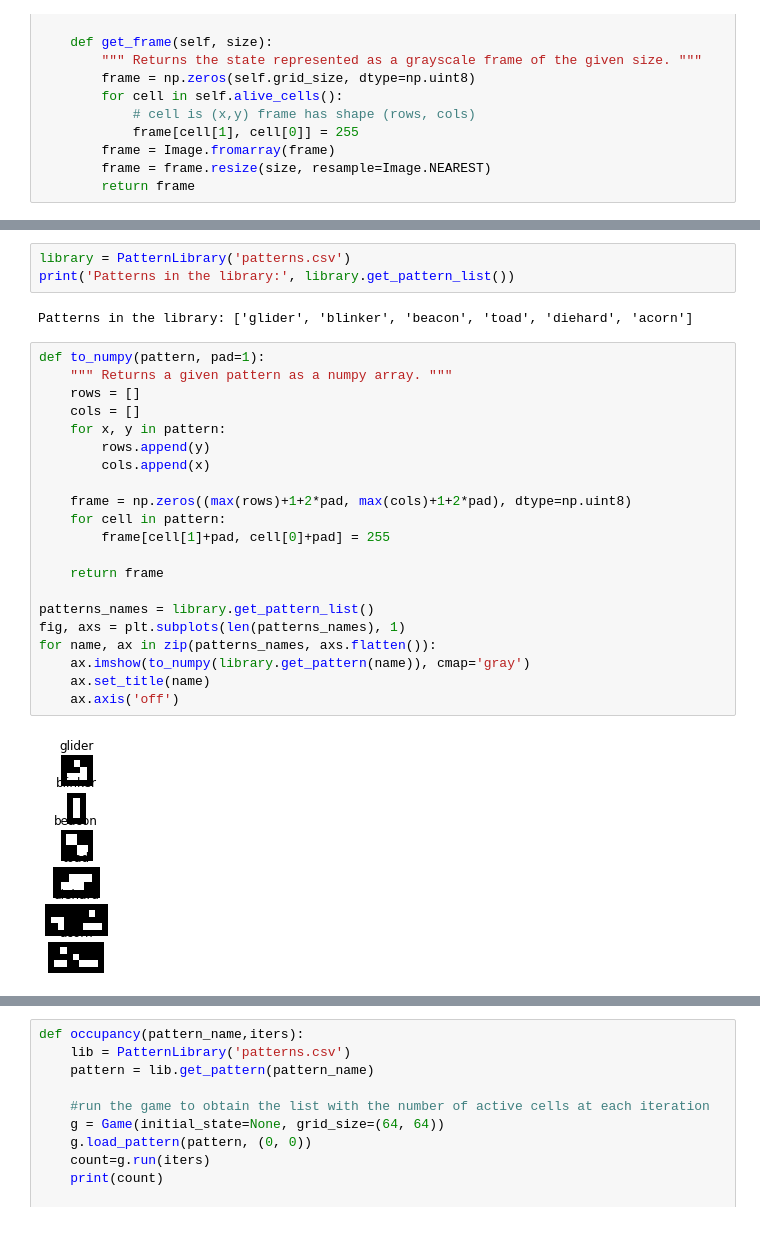
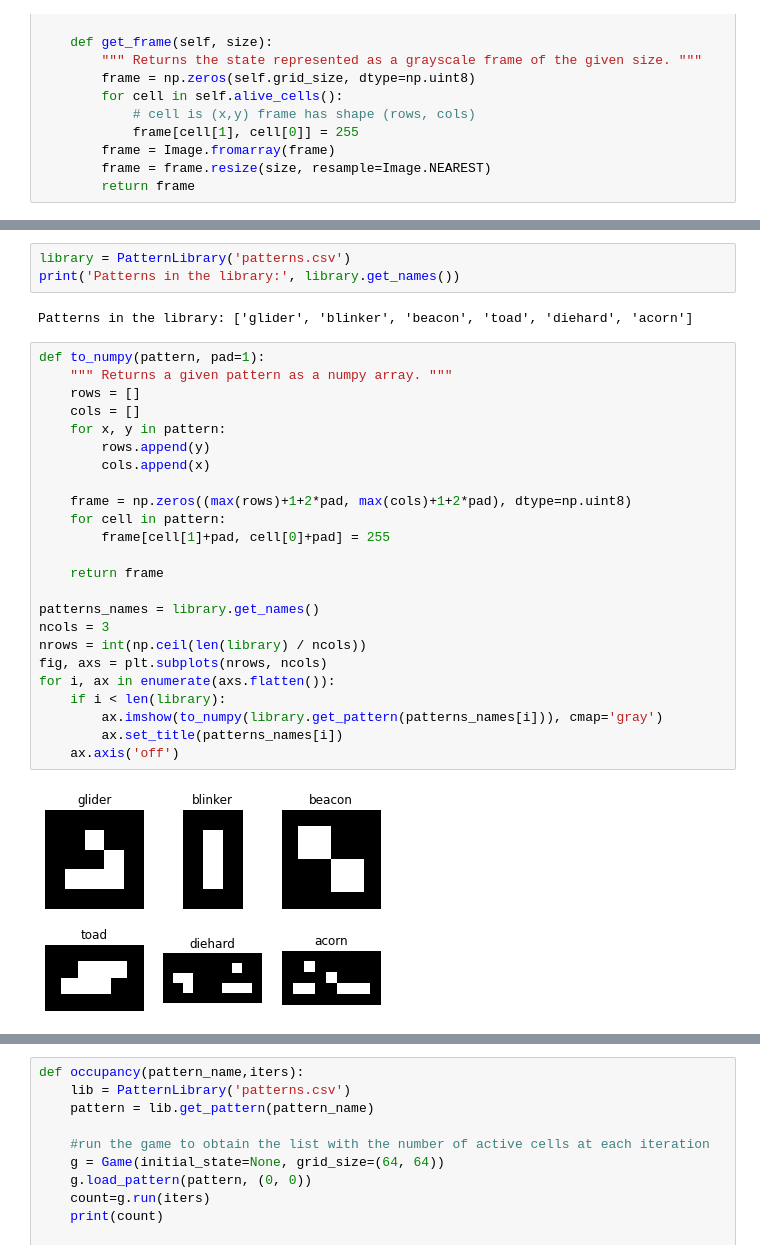
Before and after one commit to fabiovac/game_of_life, a Jupyter notebook: Project.ipynb, the cells around one changed output, grey strips where cells are left out. Drawn from its saved outputs; the diff is of its cells as text; blank space fills up the shorter version.

Commit message:
Improved PatternLibrary and pattern visualization

```diff
--- a/Project.ipynb
+++ b/Project.ipynb
@@ -202,31 +203,34 @@ class PatternLibrary:
 # %%
 library = PatternLibrary('patterns.csv')
-print('Patterns in the library:', library.get_pattern_list())
+print('Patterns in the library:', library.get_names())
 # %% [output]
 Patterns in the library: ['glider', 'blinker', 'beacon', 'toad', 'diehard', 'acorn']
 # %%
 def to_numpy(pattern, pad=1):
     """ Returns a given pattern as a numpy array. """
     rows = []
     cols = []
     for x, y in pattern:
         rows.append(y)
         cols.append(x)
 
     frame = np.zeros((max(rows)+1+2*pad, max(cols)+1+2*pad), dtype=np.uint8)
     for cell in pattern:
         frame[cell[1]+pad, cell[0]+pad] = 255
 
     return frame
 
-patterns_names = library.get_pattern_list()
-fig, axs = plt.subplots(len(patterns_names), 1)
-for name, ax in zip(patterns_names, axs.flatten()):
-    ax.imshow(to_numpy(library.get_pattern(name)), cmap='gray')
-    ax.set_title(name)
+patterns_names = library.get_names()
+ncols = 3
+nrows = int(np.ceil(len(library) / ncols))
+fig, axs = plt.subplots(nrows, ncols)
+for i, ax in enumerate(axs.flatten()):
+    if i < len(library):
+        ax.imshow(to_numpy(library.get_pattern(patterns_names[i])), cmap='gray')
+        ax.set_title(patterns_names[i])
     ax.axis('off')
 # %% [output]
-[figure, old version]
+[figure, new version]
 # %%
 bliker = library.get_pattern('blinker')
 
```
Also changed, not shown: parts of 6 cells of this notebook.
